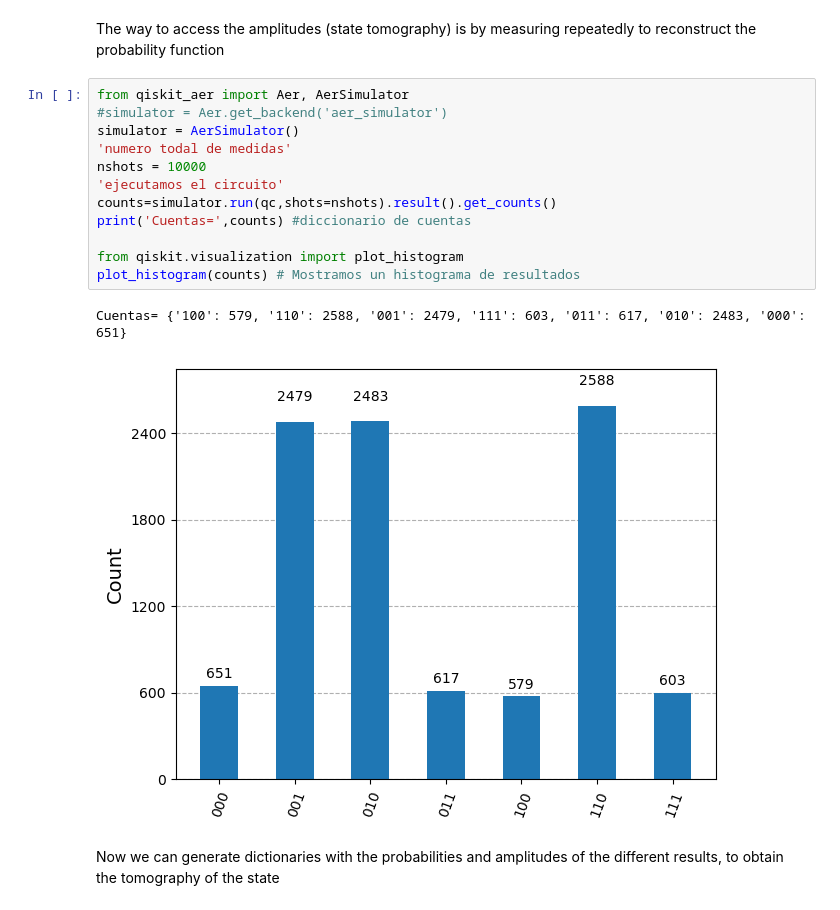
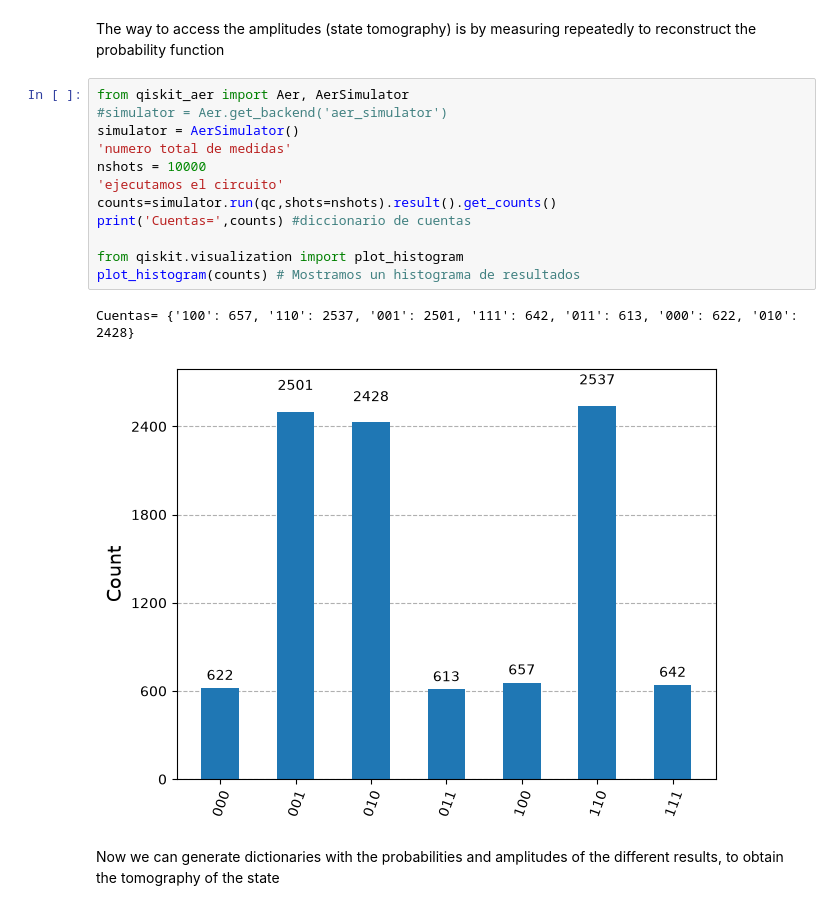
Before and after one commit to jamasole/Quantum_Information_Concepts_and_Tools, a Jupyter notebook: 02_Dancing_with_qubits/025_MeasurementII.ipynb, the cells around one changed output. Saved outputs shown, nothing was run; the diff lists cells and outputs as text.

```diff
--- a/02_Dancing_with_qubits/025_MeasurementII.ipynb
+++ b/02_Dancing_with_qubits/025_MeasurementII.ipynb
@@ -100,18 +101,18 @@ The way to access the amplitudes (state tomography) is by measuring repeatedly t
 # %%
 from qiskit_aer import Aer, AerSimulator
 #simulator = Aer.get_backend('aer_simulator')
 simulator = AerSimulator()
-'numero todal de medidas'
+'numero total de medidas'
 nshots = 10000
 'ejecutamos el circuito'
 counts=simulator.run(qc,shots=nshots).result().get_counts()
 print('Cuentas=',counts) #diccionario de cuentas
 
 from qiskit.visualization import plot_histogram
 plot_histogram(counts) # Mostramos un histograma de resultados
 # %% [output]
-Cuentas= {'100': 579, '110': 2588, '001': 2479, '111': 603, '011': 617, '010': 2483, '000': 651}
+Cuentas= {'100': 657, '110': 2537, '001': 2501, '111': 642, '011': 613, '000': 622, '010': 2428}
-[figure, old version]
+[figure, new version]
 # %% [markdown]
 Now we can generate dictionaries with the probabilities and amplitudes of the different results, to obtain the tomography of the state
 # %%
```
Also changed, not shown: parts of 25 cells of this notebook, 6 other files.
